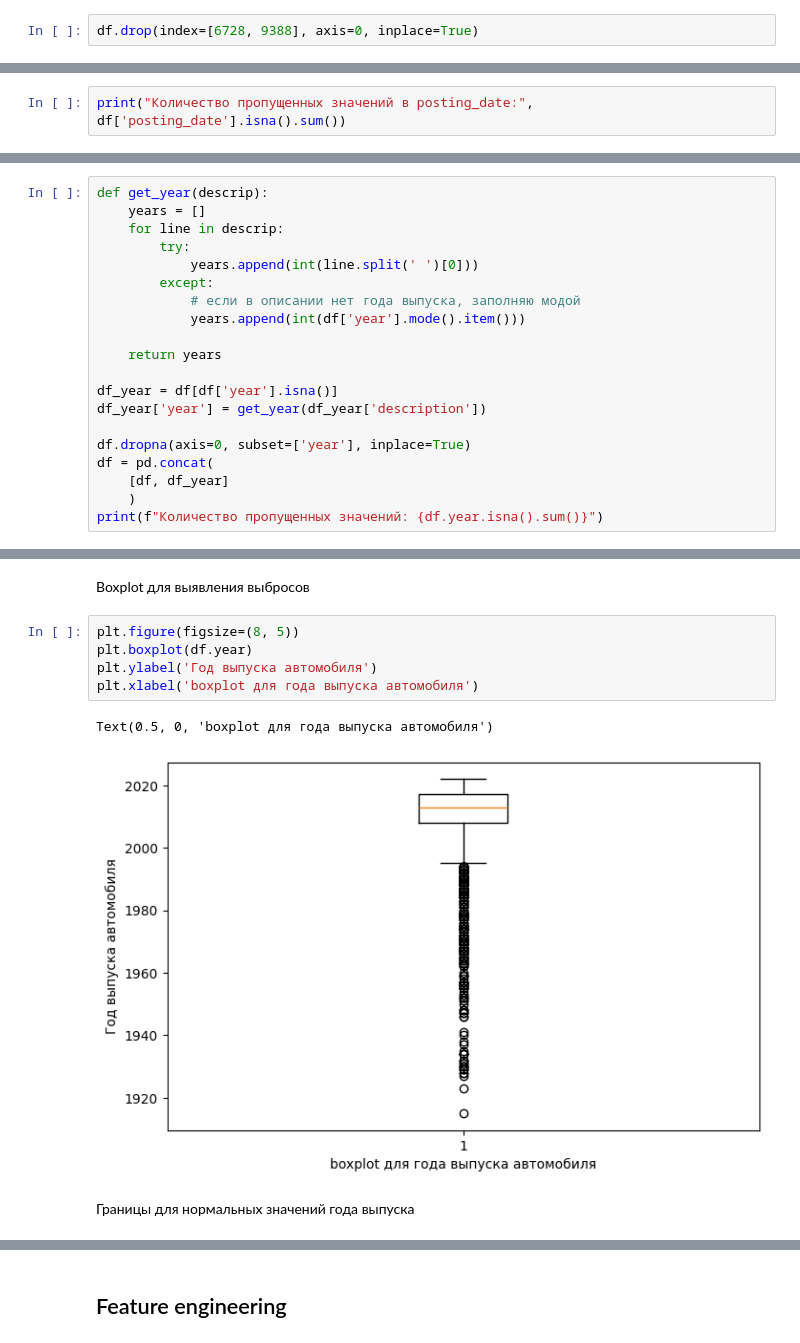
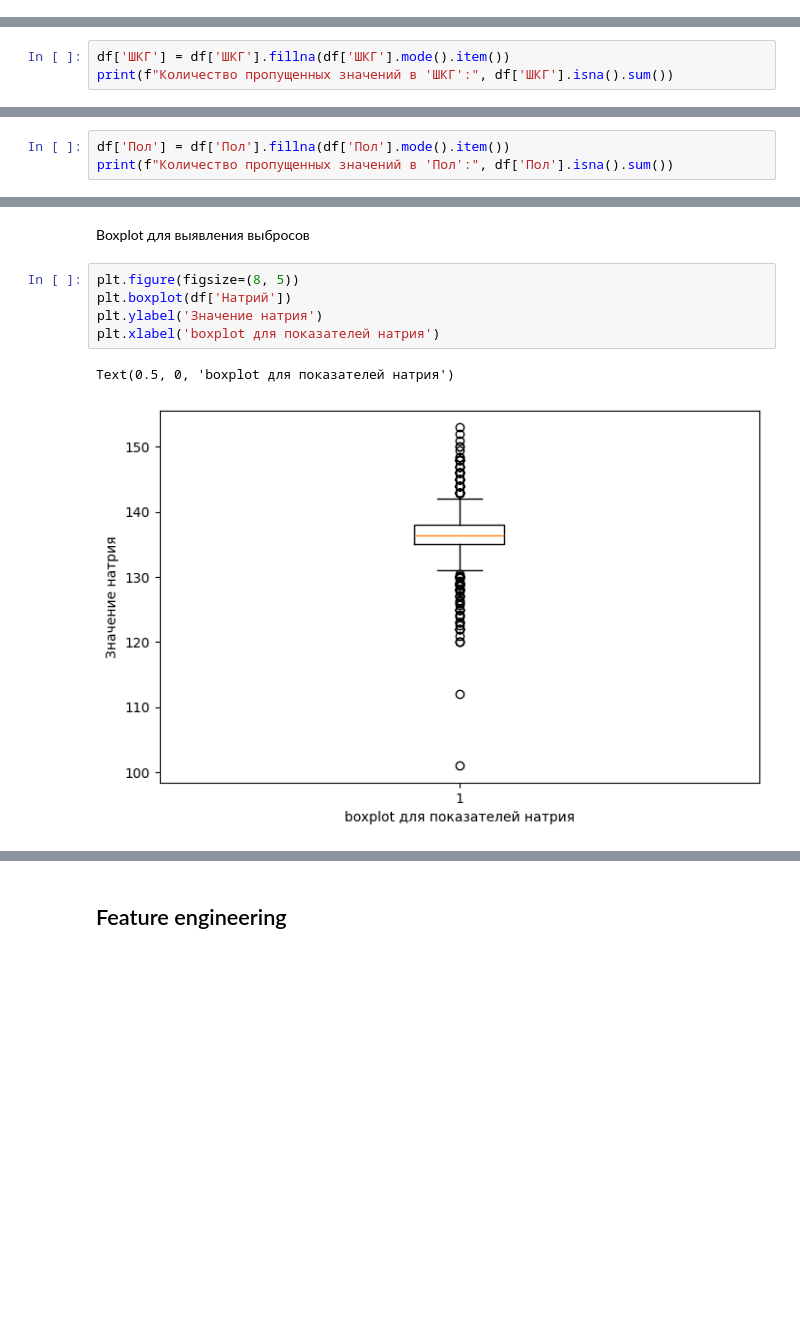
Before and after one commit to IgorKolotushkin/DS_homework, a Jupyter notebook: science/science.ipynb, the cells around one changed output, grey strips where cells are left out. Saved outputs shown, nothing was run; the diff lists cells and outputs as text; blank space fills up the shorter version.

```diff
--- a/science/science.ipynb
+++ b/science/science.ipynb
@@ -131,2 +139,0 @@ df[df['Амилаза крови'].isna()].head()
-# %%
-df.drop(index=[6728, 9388], axis=0, inplace=True)
@@ -135,3 +154,4 @@ df.drop(index=[6728, 9388], axis=0, inplace=True)
 # %%
-print("Количество пропущенных значений в posting_date:", df['posting_date'].isna().sum())
+df['ШКГ'] = df['ШКГ'].fillna(df['ШКГ'].mode().item())
+print(f"Количество пропущенных значений в 'ШКГ':", df['ШКГ'].isna().sum())
 # %% [output]
@@ -154,20 +158,0 @@ df[df['year'].isna()].head()
-# %%
-def get_year(descrip):
-    years = []
-    for line in descrip:
-        try:
-            years.append(int(line.split(' ')[0]))
-        except:
-            # если в описании нет года выпуска, заполняю модой
-            years.append(int(df['year'].mode().item()))
-
-    return years
-
-df_year = df[df['year'].isna()]
-df_year['year'] = get_year(df_year['description'])
-
-df.dropna(axis=0, subset=['year'], inplace=True)
-df = pd.concat(
-    [df, df_year]
-    )
-print(f"Количество пропущенных значений: {df.year.isna().sum()}")
@@ -180,0 +167,3 @@ See the caveats in the documentation: https://pandas.pydata.org/pandas-docs/stab
+# %%
+df['Пол'] = df['Пол'].fillna(df['Пол'].mode().item())
+print(f"Количество пропущенных значений в 'Пол':", df['Пол'].isna().sum())
@@ -196,11 +207,9 @@ Name: year, dtype: Float64
 Boxplot для выявления выбросов
 # %%
 plt.figure(figsize=(8, 5))
-plt.boxplot(df.year)
-plt.ylabel('Год выпуска автомобиля')
-plt.xlabel('boxplot для года выпуска автомобиля')
+plt.boxplot(df['Натрий'])
+plt.ylabel('Значение натрия')
+plt.xlabel('boxplot для показателей натрия')
 # %% [output]
-Text(0.5, 0, 'boxplot для года выпуска автомобиля')
+Text(0.5, 0, 'boxplot для показателей натрия')
-[figure, old version]
+[figure, new version]
-# %% [markdown]
-Границы для нормальных значений года выпуска
```
Also changed, not shown: parts of 98 cells of this notebook, 4 other files.
